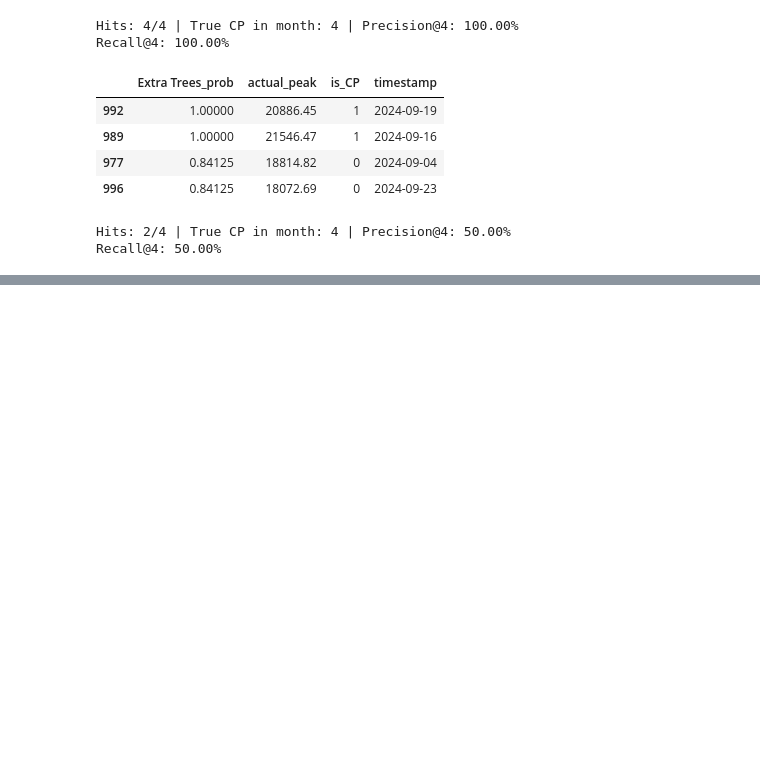
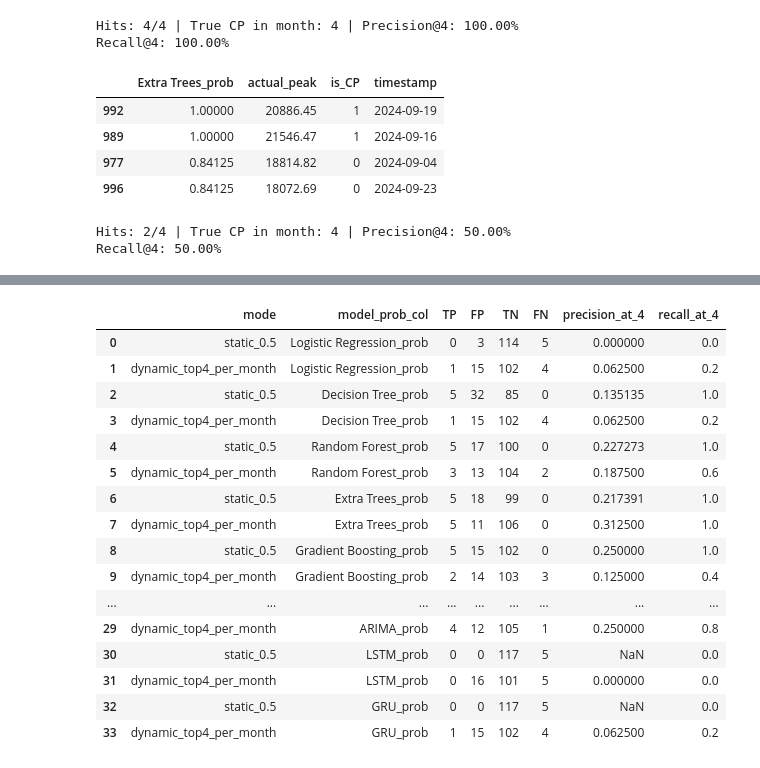
Before and after one commit to EmiyaKatuz/Probabilistic-Algorithm-for-5CP, a Jupyter notebook: cp_evaluation.ipynb, the cells around one changed output, grey strips where cells are left out. Saved outputs shown, nothing was run; the diff lists cells and outputs as text; code cells hidden in the pictures; blank space fills up the shorter version.

```diff
--- a/cp_evaluation.ipynb
+++ b/cp_evaluation.ipynb
@@ -1960,0 +1560,71 @@ RuntimeError: 测试集缺少目标列: is_peak_hour
+# %%
+import numpy as np, pandas as pd
+
+assert 'test_df' in globals(), "缺少 test_df"
+# 找到概率列：{model}_prob
+prob_cols = [c for c in test_df.columns if c.endswith('_prob')]
+assert len(prob_cols)>0, "test_df 中未找到 *_prob 列"
+
+df = test_df.copy()
+df['ts'] = pd.to_datetime(df['timestamp'], utc=True, errors='coerce')
+df['month'] = df['ts'].dt.month
+df['ym'] = df['ts'].dt.to_period('M')
+summer_mask = df['month'].isin([6,7,8,9])
+y_true = df.loc[summer_mask, 'is_CP'].astype(int).values
+
+def summarize_confusion(y_true, y_pred):
+    tp = int(((y_true==1)&(y_pred==1)).sum())
+    fp = int(((y_true==0)&(y_pred==1)).sum())
+    tn = int(((y_true==0)&(y_pred==0)).sum())
+    fn = int(((y_true==1)&(y_pred==0)).sum())
+    prec = tp / (tp + fp) if (tp+fp)>0 else np.nan
+    rec  = tp / (tp + fn) if (tp+fn)>0 else np.nan
+    return tp, fp, tn, fn, prec, rec
+
+rows = []
+for col in prob_cols:
+    p = df.loc[summer_mask, col].astype(float).values
+
+    # OFF: 固定 0.5
+    pred_off = (p >= 0.5).astype(int)
+    tp, fp, tn, fn, prec, rec = summarize_confusion(y_true, pred_off)
+    rows.append(['static_0.5', col, tp, fp, tn, fn, prec, rec])
+
+    # ON: 每个夏月 Top-4
+    pred_on = np.zeros_like(p, dtype=int)
+    # 在夏季子集的 DataFrame 上按月处理（保持索引对齐）
+    df_sum = df.loc[summer_mask, ['ym', col]].copy()
+    for ym, g in df_sum.groupby('ym'):
+        k = min(4, len(g))
+        if k <= 0:
+            continue
+        # 取该月概率 Top-k 的位置（在夏季子集中的位置）
+        top_idx = g[col].nlargest(k).index
+        # 将对应位置置 1
+        pred_on[df_sum.index.get_indexer(top_idx)] = 1
+
+    tp, fp, tn, fn, prec, rec = summarize_confusion(y_true, pred_on)
+    rows.append(['dynamic_top4_per_month', col, tp, fp, tn, fn, prec, rec])
+
+metrics_top4 = pd.DataFrame(rows, columns=[
+    'mode', 'model_prob_col', 'TP', 'FP', 'TN', 'FN', 'precision_at_4', 'recall_at_4'
+])
+display(metrics_top4)
+# %% [output]
+|  | mode | model_prob_col | TP | FP | TN | FN | precision_at_4 | recall_at_4 |
+| 0 | static_0.5 | Logistic Regression_prob | 0 | 3 | 114 | 5 | 0.000000 | 0.0 |
+| 1 | dynamic_top4_per_month | Logistic Regression_prob | 1 | 15 | 102 | 4 | 0.062500 | 0.2 |
+| 2 | static_0.5 | Decision Tree_prob | 5 | 32 | 85 | 0 | 0.135135 | 1.0 |
+| 3 | dynamic_top4_per_month | Decision Tree_prob | 1 | 15 | 102 | 4 | 0.062500 | 0.2 |
+| 4 | static_0.5 | Random Forest_prob | 5 | 17 | 100 | 0 | 0.227273 | 1.0 |
+| 5 | dynamic_top4_per_month | Random Forest_prob | 3 | 13 | 104 | 2 | 0.187500 | 0.6 |
+| 6 | static_0.5 | Extra Trees_prob | 5 | 18 | 99 | 0 | 0.217391 | 1.0 |
+| 7 | dynamic_top4_per_month | Extra Trees_prob | 5 | 11 | 106 | 0 | 0.312500 | 1.0 |
+| 8 | static_0.5 | Gradient Boosting_prob | 5 | 15 | 102 | 0 | 0.250000 | 1.0 |
+| 9 | dynamic_top4_per_month | Gradient Boosting_prob | 2 | 14 | 103 | 3 | 0.125000 | 0.4 |
+| ... | ... | ... | ... | ... | ... | ... | ... | ... |
+| 29 | dynamic_top4_per_month | ARIMA_prob | 4 | 12 | 105 | 1 | 0.250000 | 0.8 |
+| 30 | static_0.5 | LSTM_prob | 0 | 0 | 117 | 5 | NaN | 0.0 |
+| 31 | dynamic_top4_per_month | LSTM_prob | 0 | 16 | 101 | 5 | 0.000000 | 0.0 |
+| 32 | static_0.5 | GRU_prob | 0 | 0 | 117 | 5 | NaN | 0.0 |
+| 33 | dynamic_top4_per_month | GRU_prob | 1 | 15 | 102 | 4 | 0.062500 | 0.2 |
```
Also changed, not shown: parts of 23 cells of this notebook, 3 other files.
